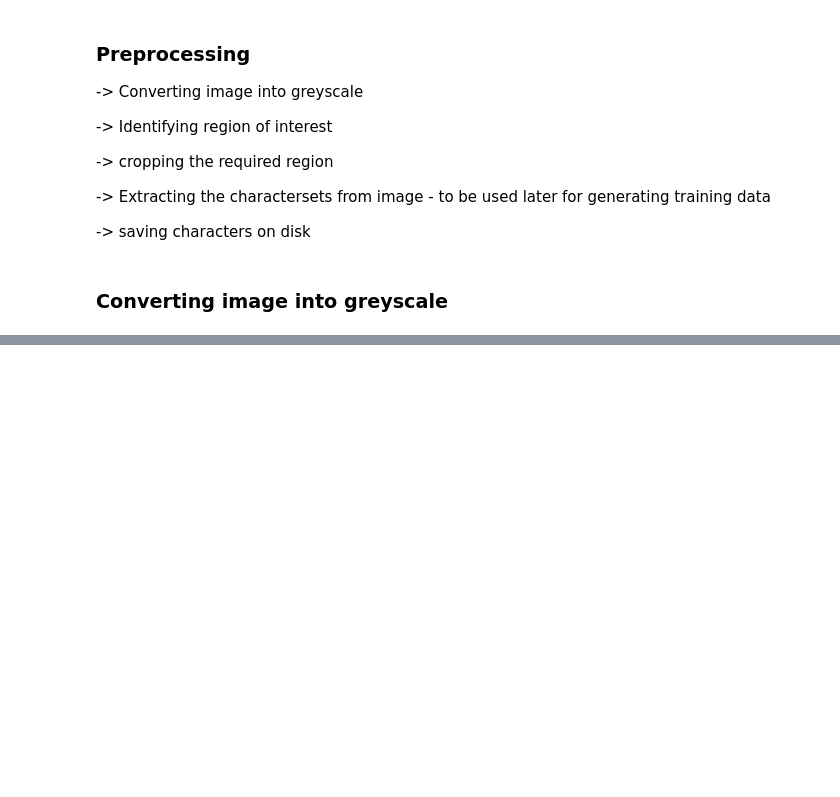
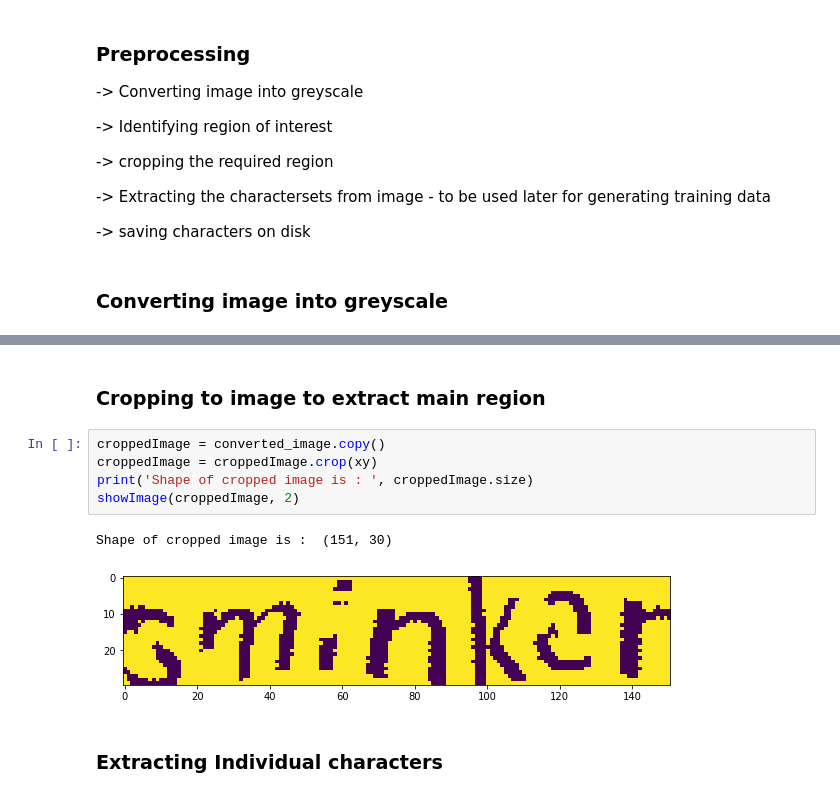
Before and after one commit to themrinalsinha/image-processing, a Jupyter notebook: project_captcha/captcha_solving_part_1.ipynb, the cells around one changed output, grey strips where cells are left out. Saved outputs shown, nothing was run; the diff lists cells and outputs as text; blank space fills up the shorter version.

```diff
--- a/project_captcha/captcha_solving_part_1.ipynb
+++ b/project_captcha/captcha_solving_part_1.ipynb
@@ -77,0 +139,12 @@ image
+# %% [markdown]
+### Cropping to image to extract main region
+# %%
+croppedImage = converted_image.copy()
+croppedImage = croppedImage.crop(xy)
+print('Shape of cropped image is : ', croppedImage.size)
+showImage(croppedImage, 2)
+# %% [output]
+Shape of cropped image is :  (151, 30)
+[figure, added]
+# %% [markdown]
+### Extracting Individual characters
```
Also changed, not shown: parts of 9 cells of this notebook.
